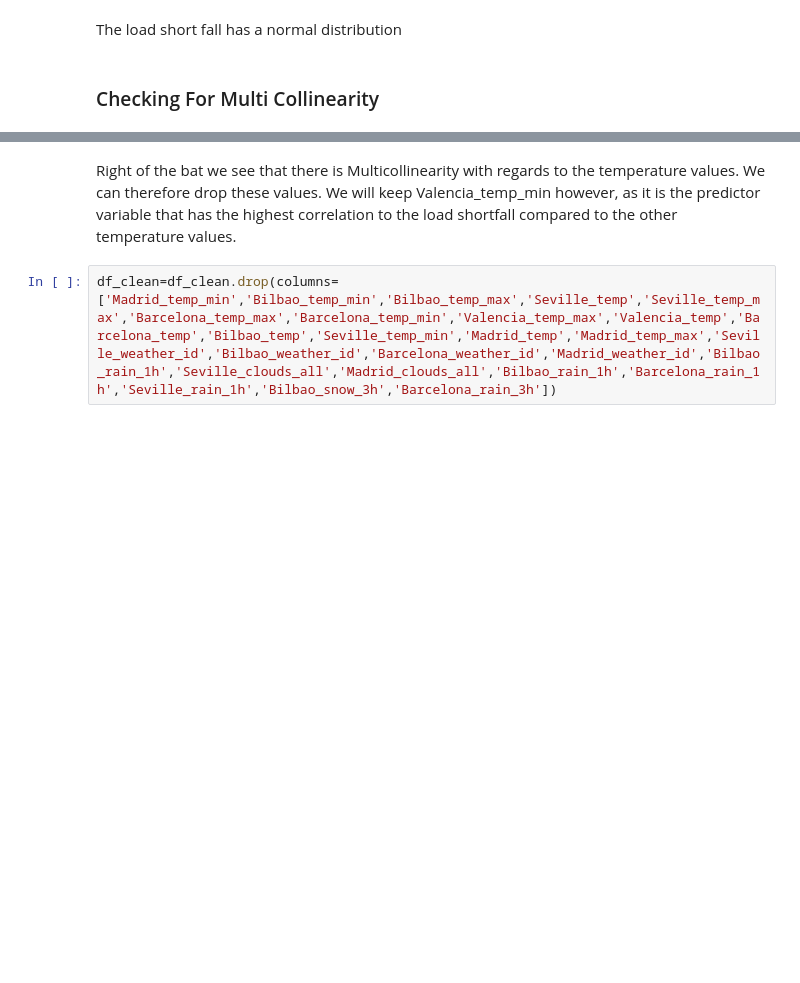
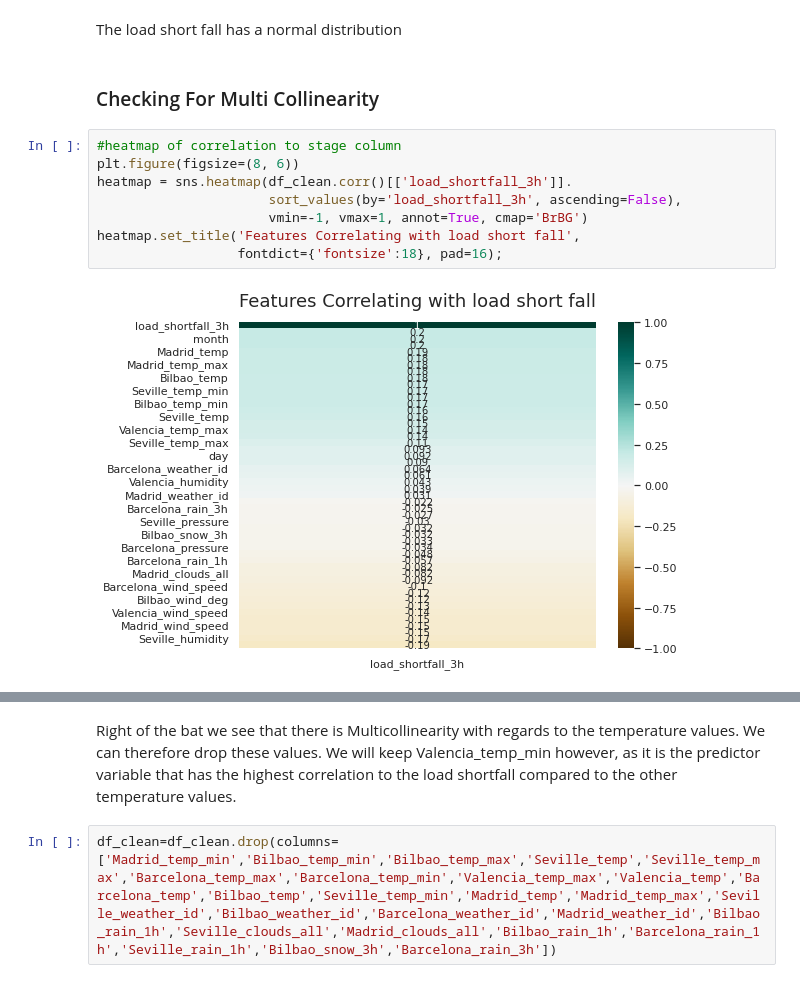
Before and after one commit to Explore-AI/load-shortfall-regression-predict-api, a Jupyter notebook: Group_13_Final_Notebook.ipynb, the cells around one changed output, grey strips where cells are left out. Drawn from its saved outputs; the diff is of its cells as text; blank space fills up the shorter version.

```diff
--- a/Group_13_Final_Notebook.ipynb
+++ b/Group_13_Final_Notebook.ipynb
@@ -354,6 +357,16 @@ plt.show()
 The load short fall has a normal distribution
 # %% [markdown]
 ### Checking For Multi Collinearity
+# %%
+#heatmap of correlation to stage column
+plt.figure(figsize=(8, 6))
+heatmap = sns.heatmap(df_clean.corr()[['load_shortfall_3h']].
+                      sort_values(by='load_shortfall_3h', ascending=False),
+                      vmin=-1, vmax=1, annot=True, cmap='BrBG')
+heatmap.set_title('Features Correlating with load short fall',
+                  fontdict={'fontsize':18}, pad=16);
+# %% [output]
+[figure, added]
 # %%
 corr=df_clean.corr()
 sns.heatmap(corr,annot=True)
```
Also changed, not shown: parts of 12 cells of this notebook.
